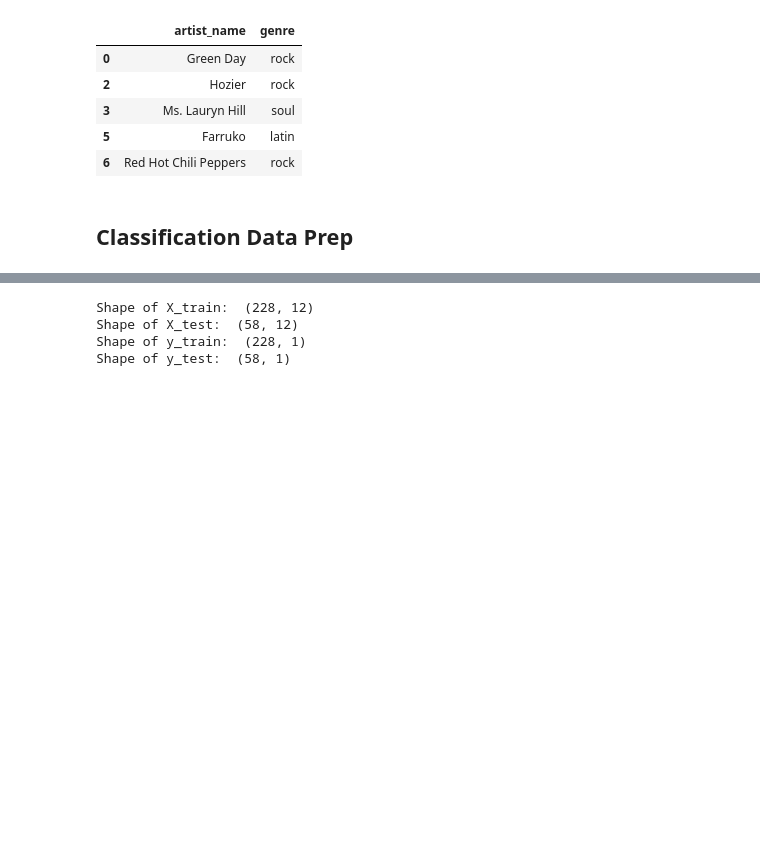
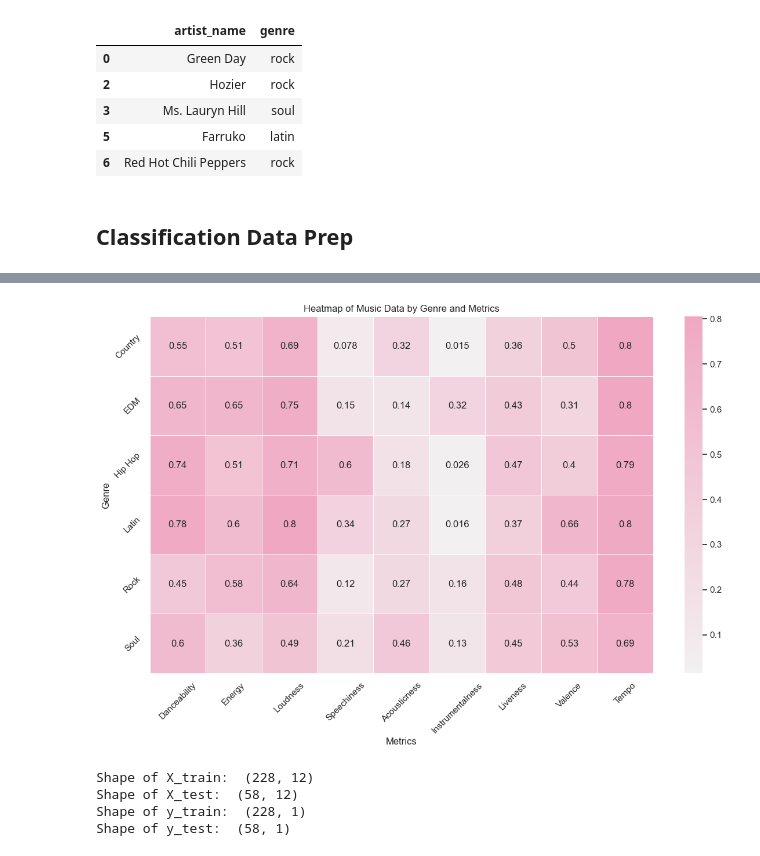
Before and after one commit to jbrismor/DSAN5300, a Jupyter notebook: docs/artist_genre_classification.ipynb, the cells around one changed output, grey strips where cells are left out. Drawn from its saved outputs; the diff is of its cells as text; code cells hidden in the pictures; blank space fills up the shorter version.

```diff
--- a/docs/artist_genre_classification.ipynb
+++ b/docs/artist_genre_classification.ipynb
@@ -662,0 +665,9 @@ artists.head(20)
+# %%
+# save artists as df to avoid overwriting
+df = artists
+
+# drop artist_name and artist_id
+df.drop(['artist_name', 'artist_id', 'key', 'duration_ms', 'key', 'major'], axis=1, inplace=True)
+
+# what does the data look like now?
+df.head()
@@ -662,0 +681,6 @@ artists.head(20)
+# %%
+# group by genre and get the mean of each column
+df = df.groupby('genre').mean().reset_index()
+
+# what does the data look like now?
+df.head(20)
@@ -663,3 +695,51 @@ artists.head(20)
+# %%
+import matplotlib.pyplot as plt
+import seaborn as sns
+
+
+# change all columns in df to have the first letter capitalized
+df.columns = [col.capitalize() for col in df.columns]
+
+# replace values in genre column with the first letter capitalized
+df['Genre'] = df['Genre'].apply(lambda x: x.capitalize())
+
+# replace Edm with EDM
+df['Genre'] = df['Genre'].apply(lambda x: 'EDM' if x == 'Edm' else x)
+
+# replace Hip hop with Hip Hop
+df['Genre'] = df['Genre'].apply(lambda x: 'Hip Hop' if x == 'Hip hop' else x)
+
+# convert the RGB to a normalized RGB tuple that matplotlib accepts (values between 0 and 1)
+rgb_color = (248/255, 215/255, 227/255)
+
+# darken rgb color to better differentiate in graph
+darkened_rgb_color = sns.set_hls_values(rgb_color, l=0.8)
+
+plt.figure(figsize=(14, 8))
+
+# create the heatmap
+sns.heatmap(df.set_index('Genre'), cmap=sns.light_palette(darkened_rgb_color, as_cmap=True), linewidths=0.5, annot=True)
+
+plt.title('Heatmap of Music Data by Genre and Metrics')
+plt.ylabel('Genre')
+plt.xlabel('Metrics')
+
+# set the background to be transparent
+plt.gca().patch.set_alpha(0.0)
+
+# tilt y-axis labels
+plt.yticks(rotation=45)
+
+# tilt x-axis labels
+plt.xticks(rotation=45)
+
+# save as png with transparent background
+plt.savefig('../images/heatmap_transparent.png', bbox_inches='tight', transparent=True)
+
+# show the plot
+plt.show()
+# %% [output]
+[figure, added]
 # %%
 # split the data into training and testing sets, with 80% of the data for training and 20% for testing
 from sklearn.model_selection import train_test_split
```
Also changed, not shown: parts of 3 cells of this notebook, 5 other files.
